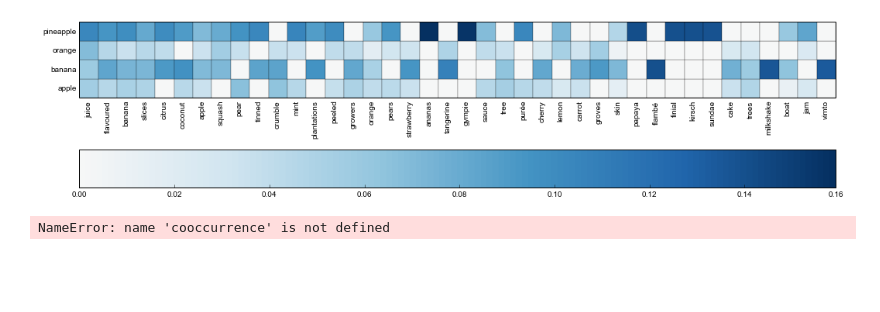
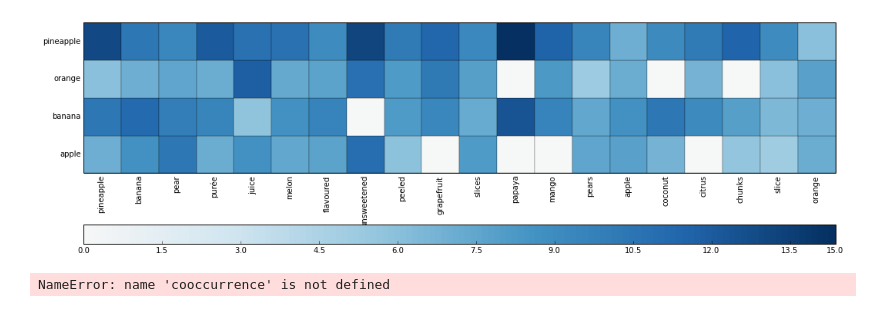
Before and after one commit to undertherain/vsmlib, a Jupyter notebook: python/matrices.ipynb, the cells around one changed output. Drawn from its saved outputs; the diff is of its cells as text; code cells hidden in the pictures; blank space fills up the shorter version.

Commit message:
clenaer feature graph and genericload

```diff
--- a/python/matrices.ipynb
+++ b/python/matrices.ipynb
@@ -32,3 +33,0 @@ if socket.gethostname()=="rc017.m.gsic.titech.ac.jp":  dir_root="/home/blackbird
-# %%
-m = vsmlib.Model_explicit()
-m.load(dir_root)
@@ -46,15 +37,20 @@ from matplotlib.colors import Normalize
 class MidpointNormalize(Normalize):
     def __init__(self, vmin=None, vmax=None, midpoint=None, clip=False):
         self.midpoint = midpoint
+        #m=max(abs(vmin),abs(vmax))
         Normalize.__init__(self, vmin, vmax, clip)
 
     def __call__(self, value, clip=None):
         # I'm ignoring masked values and all kinds of edge cases to make a
         # simple example...
-        x, y = [self.vmin, self.midpoint, self.vmax], [0, 0.5, 1]
+        m=max(abs(self.vmin),abs(self.vmax))
+        x, y =[-m, self.midpoint, m], [0, 0.5, 1]
+        #x, y = [-20, self.midpoint, self.vmax], [0, 0.5, 1]
         return np.ma.masked_array(np.interp(value, x, y))
 
+
 def plot_heat(ax,m,xlabels,ylabels):
+    #norm = Normalize(-10,10,False)
     norm = MidpointNormalize(midpoint=0)
     ax.set_aspect('equal')
     plt.xticks(rotation=90)
@@ -68,11 +64,13 @@ def plot_heat(ax,m,xlabels,ylabels):
         tic.tick1On = tic.tick2On = False
     #ax.set_frame_on(False)
     heatmap = plt.pcolor(np.array(m), norm=norm, cmap=mpl.cm.RdBu, edgecolors="black")
+#    heatmap = plt.pcolor(np.array(m), cmap=mpl.cm.RdBu, edgecolors="black")
     #im = ax.imshow(np.array(m), norm=norm, cmap=plt.cm.seismic, interpolation='none')
 #fig.colorbar(im)
-    plt.colorbar(heatmap,orientation='horizontal')
+    cb=plt.colorbar(heatmap,orientation='horizontal',shrink=1,aspect=40)
+    #cb.fraction=0.1
 
-def draw_features_and_similarity(mm,numbered=False):
+def draw_features_and_similarity(mm):
     rows,cols,xlabels=mm.filter_submatrix(words_of_interest,25)
     ax=plt.subplot(1,2,1)
     plot_heat(ax,cols,xlabels,words_of_interest)
@@ -83,7 +81,27 @@ def draw_features_and_similarity(mm,numbered=False):
     plot_heat(ax,t,words_of_interest,words_of_interest)
     #plt.savefig("m1.pdf")
 
-def draw_features(mm,numbered=False,num_features=20):
+def draw_features(mm,num_features=20):
     rows,cols,xlabels=mm.filter_submatrix(words_of_interest,num_features)
     ax=plt.subplot()
     plot_heat(ax,cols,xlabels,words_of_interest)
+# %%
+#m.normalize()
+def load_from_dir(path):
+    if os.path.isfile(os.path.join(path,"bigrams.data.bin")):
+        print ("this is sparse explicit")
+        m =  vsmlib.Model_explicit()
+        m.load(path)
+        return m
+    if os.path.isfile(os.path.join(path,"vectors.bin")):
+        print ("this is w2v")
+        m =  vsmlib.Model_w2v()
+        m.load_from_dir(path)
+        return m
+    if os.path.isfile(os.path.join(path,"vectors.npy")):
+        m =  vsmlib.Model_numbered()
+        m.load_from_dir(path)
+        return m
+        print ("this is dense ")
+#m=load_from_dir("/storage/scratch/brown_svd300")
+m=load_from_dir("/storage/scratch/BNC")
@@ -90,9 +125,10 @@ def draw_features(mm,numbered=False,num_features=20):
 # %%
-words_of_interest=["germany","berlin","japan","tokyo"]
+#words_of_interest=["germany","berlin","japan","tokyo"]
 words_of_interest=["apple","banana","orange","pineapple"]
-draw_features(m,num_features=40)
+draw_features(m,num_features=20)
+#draw_features(m,num_features=40)
 # %% [output]
-[figure, old version]
+[figure, new version]
 # %%
 if cooccurrence.shape[1]>8000:
     print ("No way, this matrix is too huge")
```
Also changed, not shown: parts of 9 cells of this notebook, 3 other files.
